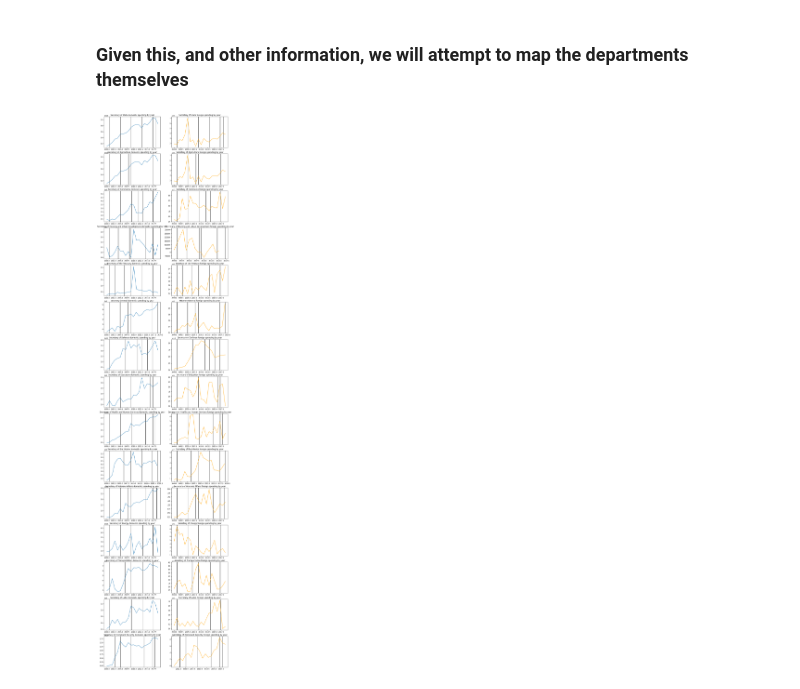
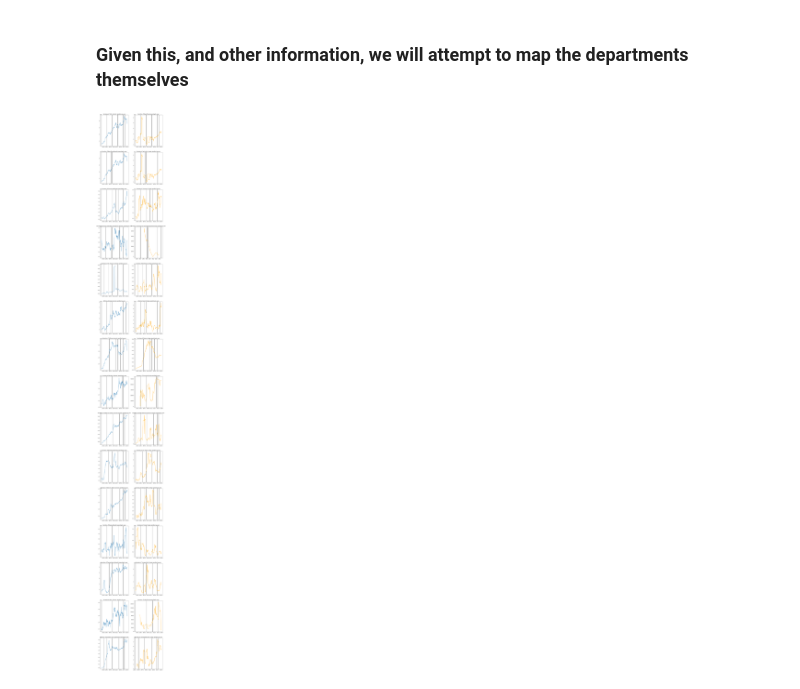
Before and after one commit to C7C8/ds3001-critter-analysis, a Jupyter notebook: notebooks/cabinet-date-changes.ipynb, the cells around one changed output. Drawn from its saved outputs; the diff is of its cells as text; code cells hidden in the pictures.

Commit message:
Update cabinet notebook to use a 12 month rolling average

```diff
--- a/notebooks/cabinet-date-changes.ipynb
+++ b/notebooks/cabinet-date-changes.ipynb
@@ -3,7 +3,7 @@ import pandas
 
 pandas.set_option("display.max_rows", None, "display.max_columns", None)
 # %%
-agency_spending_data = pandas.read_csv('../data/Aggregate_federal_country_year_agency_.csv')
+agency_spending_data = pandas.read_csv('../data/Aggregate_federal_spending_country_month_agency.csv')
 cabinet_data = pandas.read_csv('../data/cabinet.csv')
 # %% [markdown]
 ### First, we will look for the unique departments and positions within both datasets.
@@ -76,3 +76,6 @@ def convert_date_to_be_relative_year(date_str: str) -> float:
     year = int(date.strftime('%Y'))
 
     return year + days_of_year / 366
+
+def convert_month_to_be_relative_year(month: int, year: int) -> float:
+    return year + month / 12
@@ -80,46 +118,49 @@ def convert_date_to_be_relative_year(date_str: str) -> float:
 from matplotlib import pyplot as plt
 import math
 
-# Testing var - this will be expanded to all positions once we get this working
-POSITION = 'Secretary of Defense'
-
-spending_by_cabinet_figure = plt.figure(figsize=(14,64))
+spending_by_cabinet_figure = plt.figure(figsize=(14, 128))
+add_relative_date_to_dataframe(agency_spending_data)
 for i, position in enumerate(position_agency_mappings.keys()):
     domestic_plot = spending_by_cabinet_figure.add_subplot(len(position_agency_mappings), 2, i * 2 + 1)
     foreign_plot = spending_by_cabinet_figure.add_subplot(len(position_agency_mappings), 2, i * 2 + 2)
 
     cabinet_position_dates = cabinet_data[cabinet_data['Position'] == position].sort_values('Confirmed')['Confirmed']
     for date in cabinet_position_dates:
         if isinstance(date, float) and math.isnan(date):
             continue
 
         relative_year = convert_date_to_be_relative_year(date)
         for plot in [domestic_plot, foreign_plot]:
             plot.axvline(relative_year, color='black')
 
     agency_spending = agency_spending_data[
         (agency_spending_data['agency'] == position_agency_mappings[position])
         # Filter out valid years
         & (agency_spending_data['year'] < 2020)
         & (agency_spending_data['year'] >= 2000)
     ]
 
     domestic_spending = agency_spending[agency_spending['country'] == 'USA']
-    foreign_spending = agency_spending[agency_spending['country'] != 'USA'].groupby(['year'], as_index=False)['sum'].sum()
+    # Add missing dates before performing normalization - doing makes a moving average more accurate
+    domestic_spending = add_missing_entries_for_agency(domestic_spending[['sum', 'relative_date']])
+
+    foreign_spending = agency_spending[agency_spending['country'] != 'USA'].groupby(['relative_date'], as_index=False)['sum'].sum()
     foreign_spending.reset_index()
+    # Add missing dates before performing normalization - doing makes a moving average more accurate
+    foreign_spending = add_missing_entries_for_agency(foreign_spending)
 
     domestic_plot.plot(
-        domestic_spending['year'],
-        domestic_spending['sum'],
+        domestic_spending['relative_date'],
+        domestic_spending['sum'].rolling(12).mean(),
     )
     domestic_plot.set_title(position + ' domestic spending by year')
     foreign_plot.plot(
-        foreign_spending['year'],
-        foreign_spending['sum'],
+        foreign_spending['relative_date'],
+        foreign_spending['sum'].rolling(12).mean(),
         color='orange'
     )
     foreign_plot.set_title(position + ' foreign spending by year')
 
 plt.show()
 # %% [output]
-[figure, old version]
+[figure, new version]
```
Also changed, not shown: parts of 1 cell of this notebook, 1 other file.
